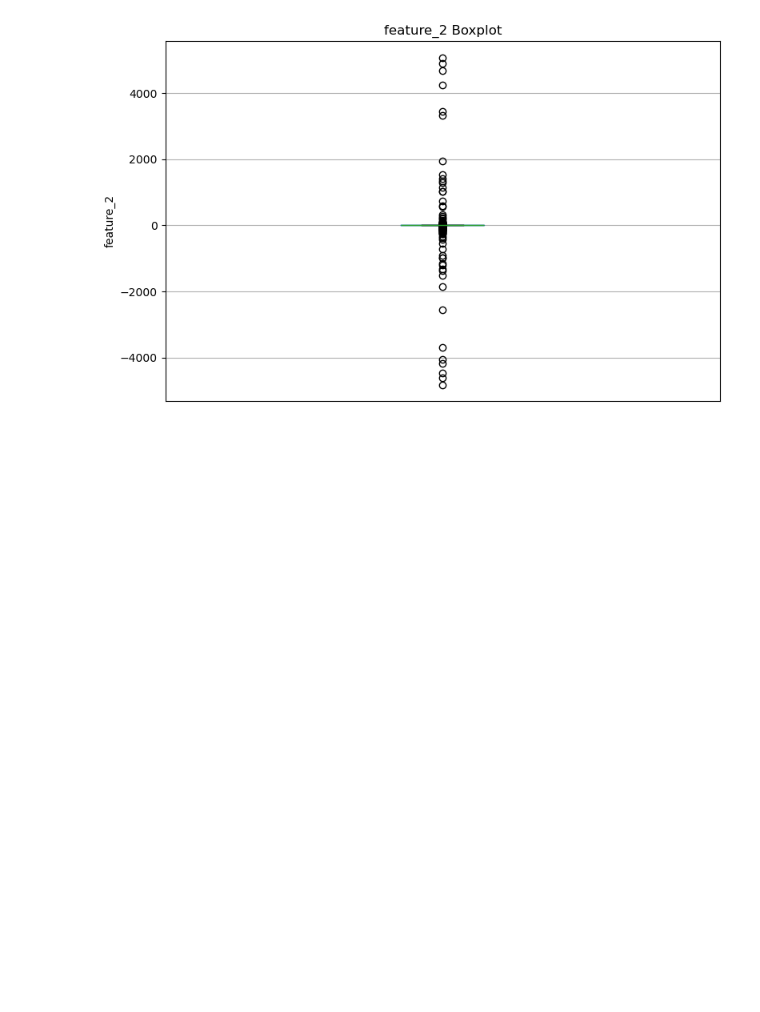
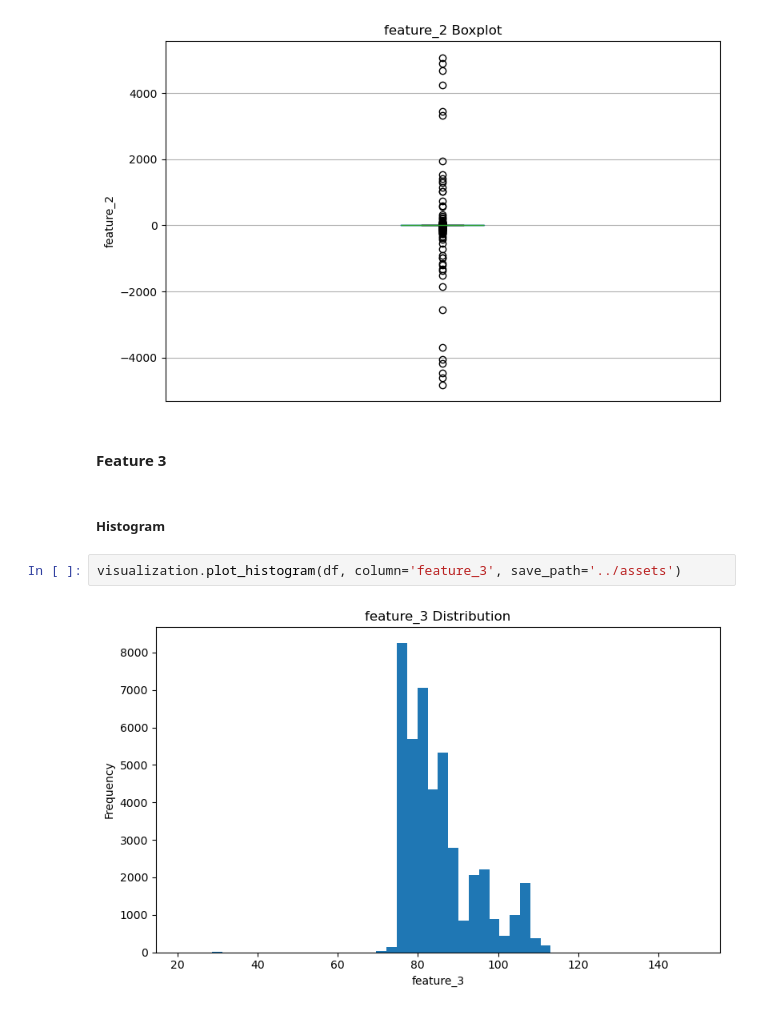
Before and after one commit to Daniyaliranmehr/Neural-Network-Training-Techniques, a Jupyter notebook: notebooks/01_data_preparation.ipynb, the cells around one changed output. Cells and saved outputs as stored; diff of their text form; blank space fills up the shorter version.

```diff
--- a/notebooks/01_data_preparation.ipynb
+++ b/notebooks/01_data_preparation.ipynb
@@ -131,3 +131,11 @@ visualization.plot_histogram(df, column='feature_2', save_path='../assets')
 visualization.plot_boxplot(df, column='feature_2', save_path='../assets/')
 # %% [output]
 [figure]
+# %% [markdown]
+#### Feature 3
+# %% [markdown]
+##### Histogram
+# %%
+visualization.plot_histogram(df, column='feature_3', save_path='../assets')
+# %% [output]
+[figure, added]
```
Also changed, not shown: parts of 2 cells of this notebook, 3 other files.
